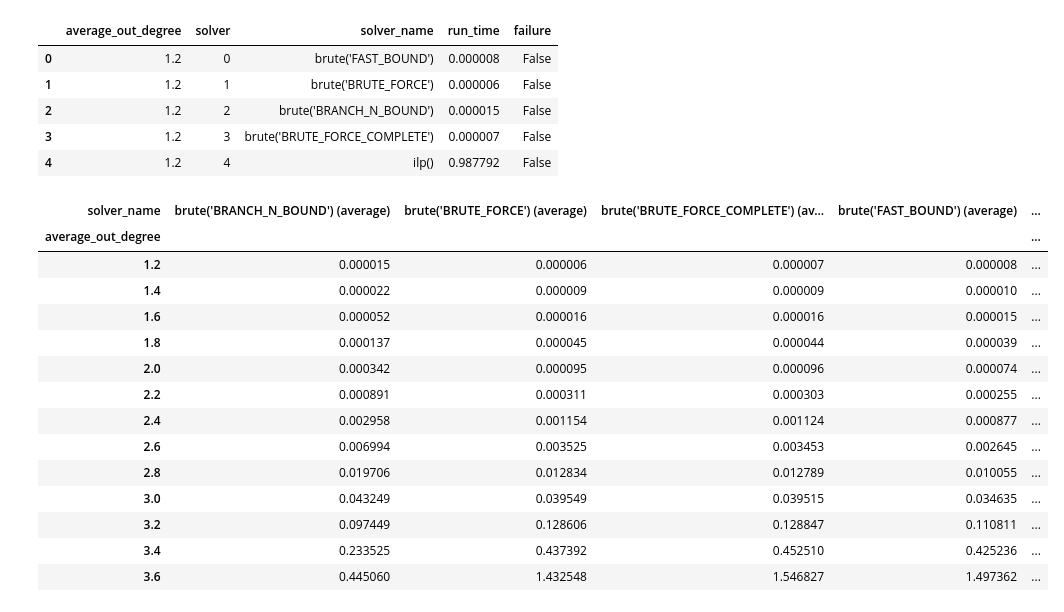
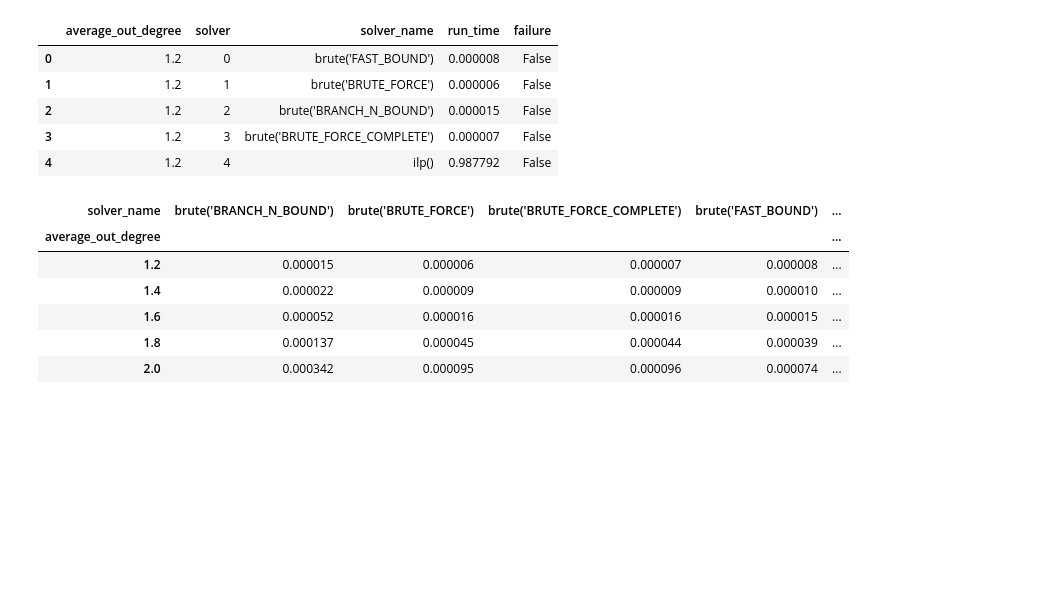
Before and after one commit to blinkybool/LongestPath, a Jupyter notebook: notebooks/benchmarking_specific_degree.ipynb, the cells around one changed output. Drawn from its saved outputs; the diff is of its cells as text; code cells hidden in the pictures; blank space fills up the shorter version.

```diff
--- a/notebooks/benchmarking_specific_degree.ipynb
+++ b/notebooks/benchmarking_specific_degree.ipynb
@@ -95,7 +127,7 @@ dtype: object
 # %%
 df_grouped = df.groupby(['average_out_degree', 'solver', 'solver_name']).agg({"run_time": "mean", "failure": "any"}).reset_index()
 df_grouped_failures_removed = df_grouped[df_grouped["failure"] == False]
-to_plot = df_grouped_failures_removed.pivot(index='average_out_degree', columns='solver_name', values='run_time').rename(columns=lambda x: x + " (average)")
+to_plot = df_grouped_failures_removed.pivot(index='average_out_degree', columns='solver_name', values='run_time')
 # %%
 df_grouped_failures_removed.groupby(["solver_name"]).agg({"failure": "count"}).reset_index().rename(columns={"failure": "count"})
 # %% [output]
@@ -117,23 +149,15 @@ df_grouped_failures_removed.head()
 | 3 | 1.2 | 3 | brute('BRUTE_FORCE_COMPLETE') | 0.000007 | False |
 | 4 | 1.2 | 4 | ilp() | 0.987792 | False |
 # %%
-to_plot
+to_plot.head()
 # %% [output]
-| solver_name | brute('BRANCH_N_BOUND') (average) | brute('BRUTE_FORCE') (average) | brute('BRUTE_FORCE_COMPLETE') (av... | brute('FAST_BOUND') (average) | ... |
+| solver_name | brute('BRANCH_N_BOUND') | brute('BRUTE_FORCE') | brute('BRUTE_FORCE_COMPLETE') | brute('FAST_BOUND') | ... |
 | average_out_degree |  |  |  |  | ... |
 | 1.2 | 0.000015 | 0.000006 | 0.000007 | 0.000008 | ... |
 | 1.4 | 0.000022 | 0.000009 | 0.000009 | 0.000010 | ... |
 | 1.6 | 0.000052 | 0.000016 | 0.000016 | 0.000015 | ... |
 | 1.8 | 0.000137 | 0.000045 | 0.000044 | 0.000039 | ... |
 | 2.0 | 0.000342 | 0.000095 | 0.000096 | 0.000074 | ... |
-| 2.2 | 0.000891 | 0.000311 | 0.000303 | 0.000255 | ... |
-| 2.4 | 0.002958 | 0.001154 | 0.001124 | 0.000877 | ... |
-| 2.6 | 0.006994 | 0.003525 | 0.003453 | 0.002645 | ... |
-| 2.8 | 0.019706 | 0.012834 | 0.012789 | 0.010055 | ... |
-| 3.0 | 0.043249 | 0.039549 | 0.039515 | 0.034635 | ... |
-| 3.2 | 0.097449 | 0.128606 | 0.128847 | 0.110811 | ... |
-| 3.4 | 0.233525 | 0.437392 | 0.452510 | 0.425236 | ... |
-| 3.6 | 0.445060 | 1.432548 | 1.546827 | 1.497362 | ... |
 # %%
 view = df[['average_out_degree', 'solver_name','length', 'run_time']]
 
```
Also changed, not shown: parts of 4 cells of this notebook, 3 other files.
